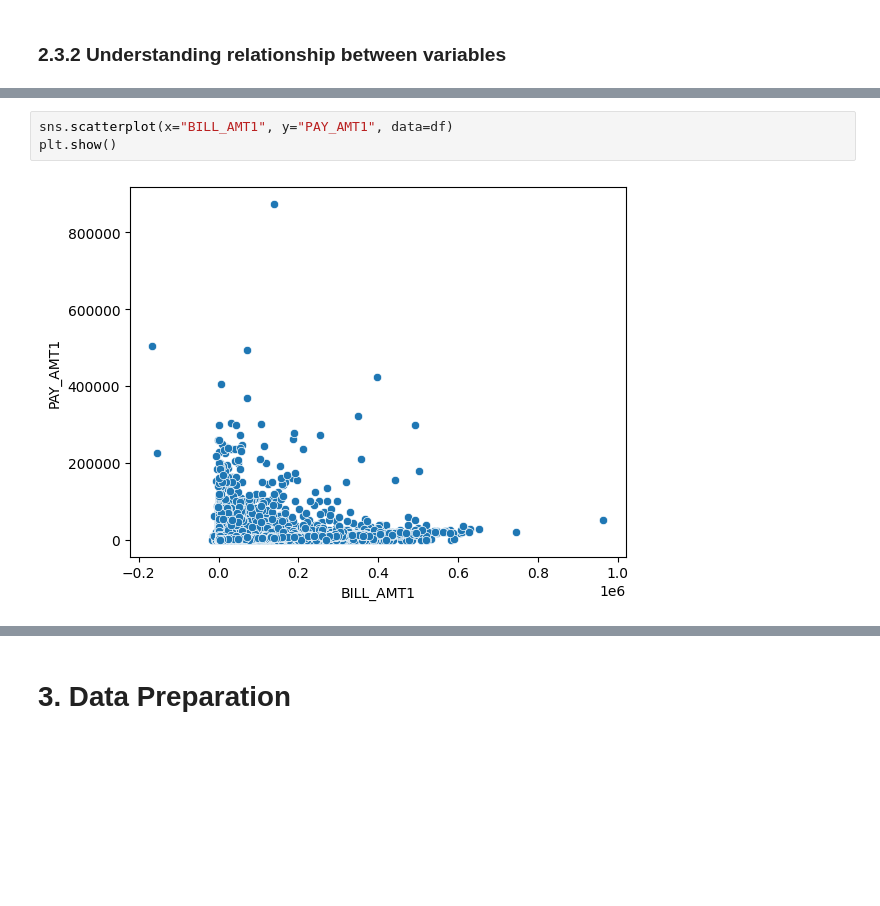
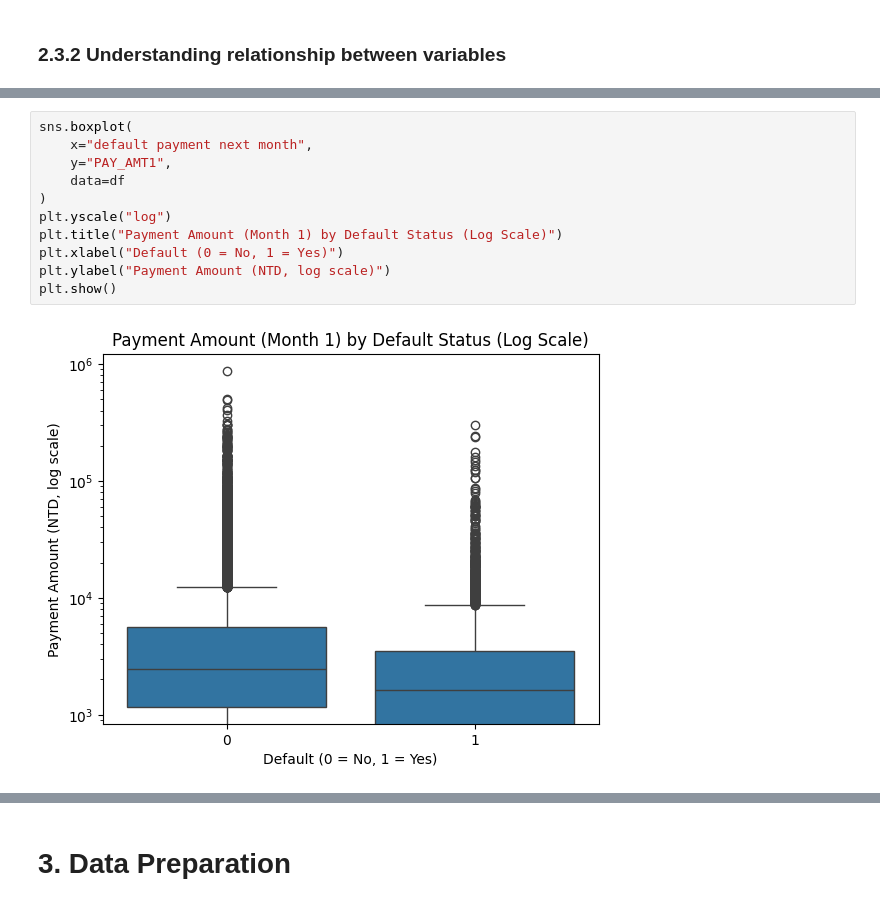
Before and after one commit to yaboywf/MLDP-Project, a Jupyter notebook: MLDP Program Codes Submission.ipynb, the cells around one changed output, grey strips where cells are left out. Drawn from its saved outputs; the diff is of its cells as text; blank space fills up the shorter version.

```diff
--- a/MLDP Program Codes Submission.ipynb
+++ b/MLDP Program Codes Submission.ipynb
@@ -194,5 +297,13 @@ plt.show()
 # %%
-sns.scatterplot(x="BILL_AMT1", y="PAY_AMT1", data=df)
+sns.boxplot(
+    x="default payment next month",
+    y="PAY_AMT1",
+    data=df
+)
+plt.yscale("log")
+plt.title("Payment Amount (Month 1) by Default Status (Log Scale)")
+plt.xlabel("Default (0 = No, 1 = Yes)")
+plt.ylabel("Payment Amount (NTD, log scale)")
 plt.show()
 # %% [output]
-[figure, old version]
+[figure, new version]
```
Also changed, not shown: parts of 54 cells of this notebook.
